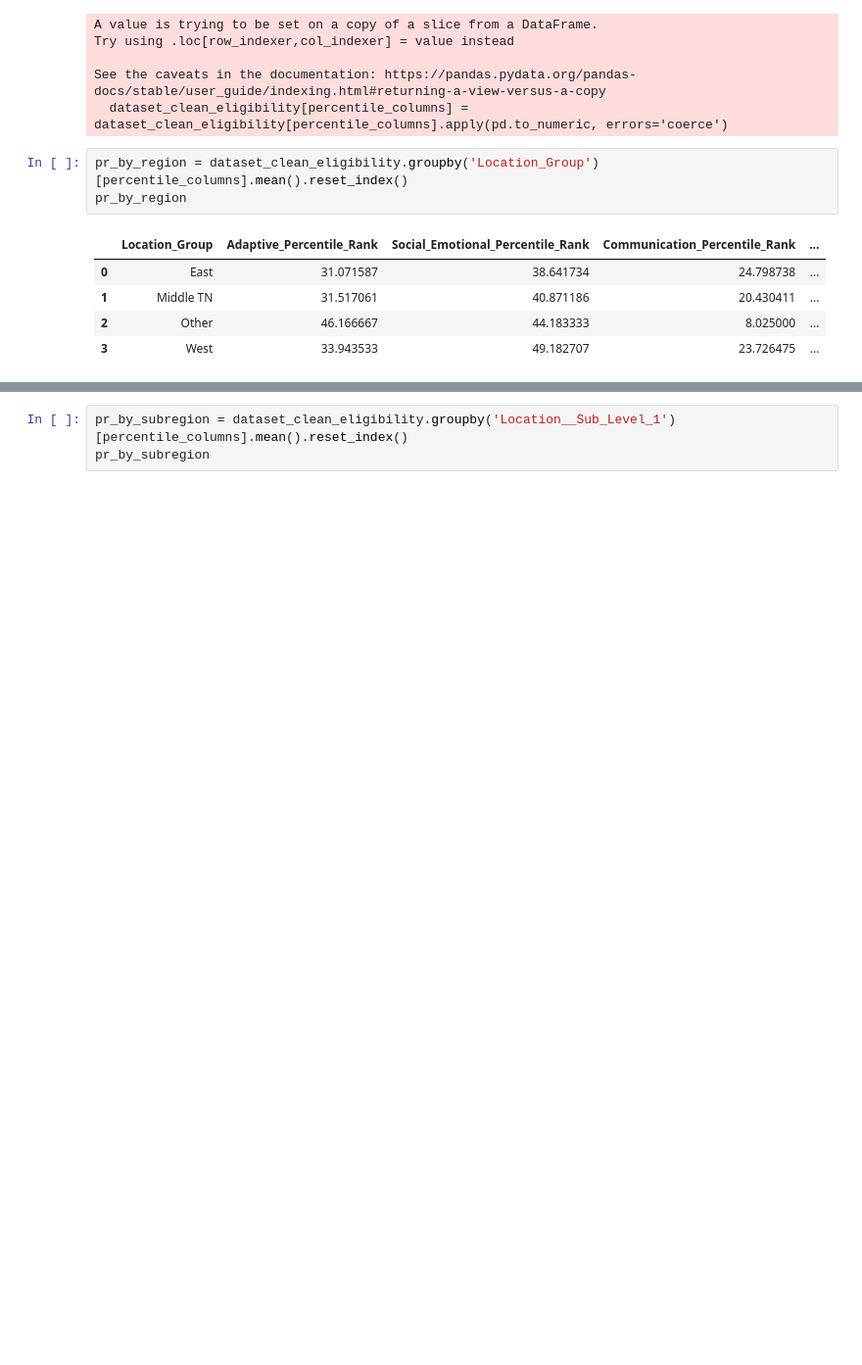
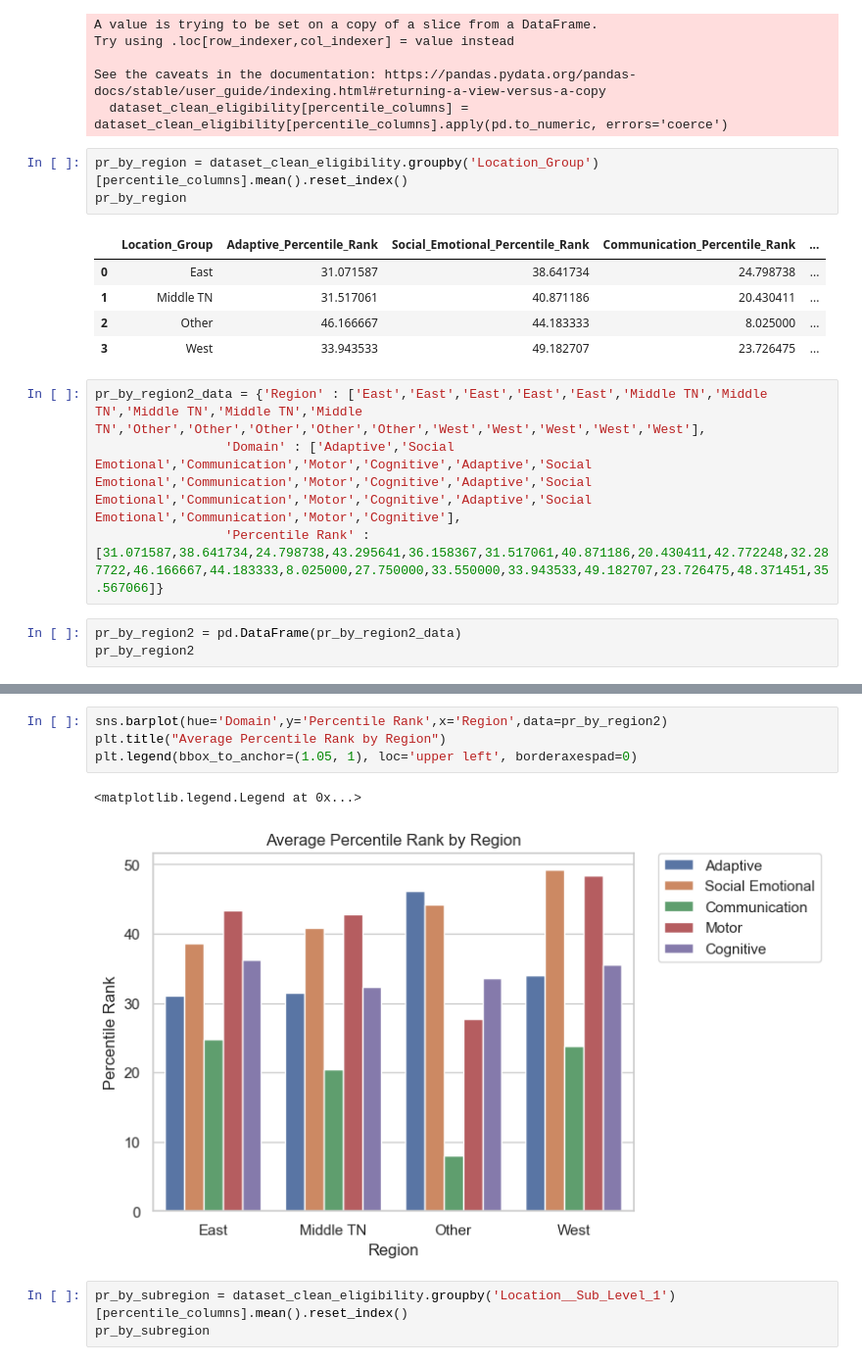
Before and after one commit to NSS-Data-Analytics-Cohort-10/teis-concat-dog, a Jupyter notebook: notebooks/teis_new.ipynb, the cells around one changed output, grey strips where cells are left out. Shown at 98% size. Cells and saved outputs as stored; diff of their text form; blank space fills up the shorter version.

Commit message:
visuals

```diff
--- a/notebooks/teis_new.ipynb
+++ b/notebooks/teis_new.ipynb
@@ -120,3 +120,10 @@ pr_by_region
 | 1 | Middle TN | 31.517061 | 40.871186 | 20.430411 | ... |
 | 2 | Other | 46.166667 | 44.183333 | 8.025000 | ... |
 | 3 | West | 33.943533 | 49.182707 | 23.726475 | ... |
+# %%
+pr_by_region2_data = {'Region' : ['East','East','East','East','East','Middle TN','Middle TN','Middle TN','Middle TN','Middle TN','Other','Other','Other','Other','Other','West','West','West','West','West'],
+                 'Domain' : ['Adaptive','Social Emotional','Communication','Motor','Cognitive','Adaptive','Social Emotional','Communication','Motor','Cognitive','Adaptive','Social Emotional','Communication','Motor','Cognitive','Adaptive','Social Emotional','Communication','Motor','Cognitive'],
+                 'Percentile Rank' : [31.071587,38.641734,24.798738,43.295641,36.158367,31.517061,40.871186,20.430411,42.772248,32.287722,46.166667,44.183333,8.025000,27.750000,33.550000,33.943533,49.182707,23.726475,48.371451,35.567066]}
+# %%
+pr_by_region2 = pd.DataFrame(pr_by_region2_data)
+pr_by_region2
@@ -123,3 +148,10 @@ pr_by_region
+# %%
+sns.barplot(hue='Domain',y='Percentile Rank',x='Region',data=pr_by_region2)
+plt.title("Average Percentile Rank by Region")
+plt.legend(bbox_to_anchor=(1.05, 1), loc='upper left', borderaxespad=0)
+# %% [output]
+<matplotlib.legend.Legend at 0x...>
+[figure, added]
 # %%
 pr_by_subregion = dataset_clean_eligibility.groupby('Location__Sub_Level_1')[percentile_columns].mean().reset_index()
 pr_by_subregion
```
Also changed, not shown: parts of 13 cells of this notebook.
